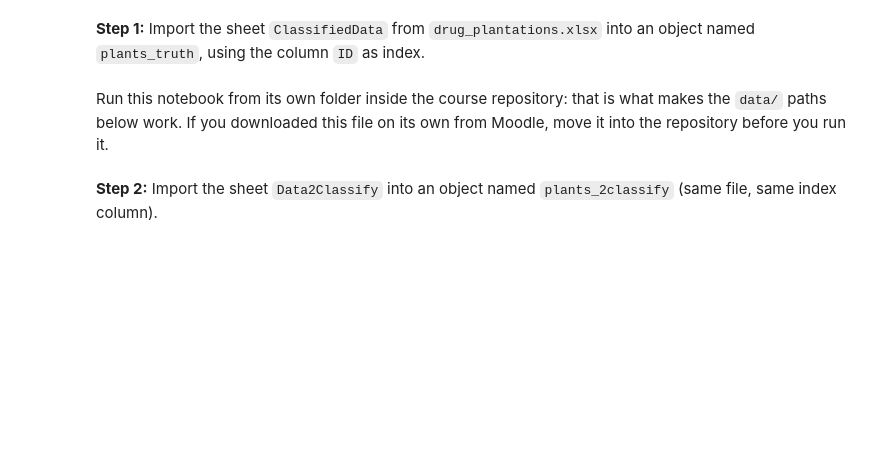
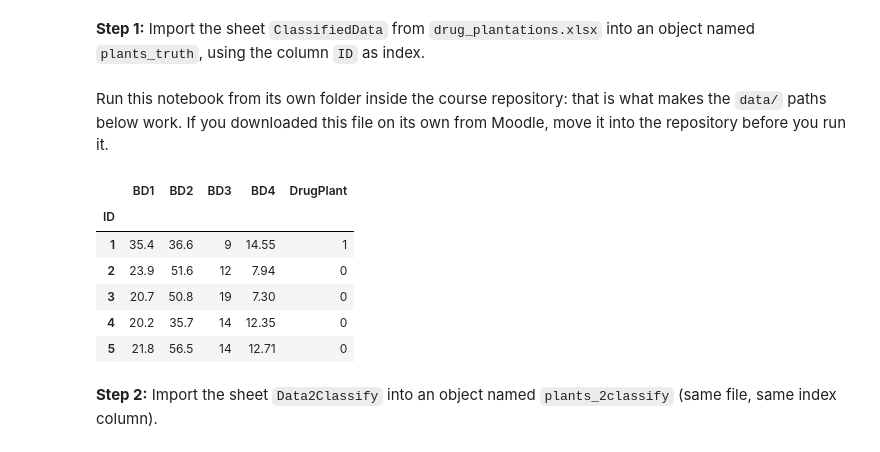
Before and after one commit to goncasfausto04/ML_DSAA_Practicals, a Jupyter notebook: notebooks/week_02/week_02_ml_pipeline.ipynb, the cells around one changed output. Drawn from its saved outputs; the diff is of its cells as text; code cells hidden in the pictures; blank space fills up the shorter version.

```diff
--- a/notebooks/week_02/week_02_ml_pipeline.ipynb
+++ b/notebooks/week_02/week_02_ml_pipeline.ipynb
@@ -92,15 +92,17 @@ downloaded this file on its own from Moodle, move it into the repository before
 you run it.
 # %%
 # 1. read the workbook named in the step above: it sits in ../../data/raw/
-plants_truth = pd.read_excel(
-    ...,  # <-- CODE HERE
-    # 2. the workbook holds more than one sheet, so name the one that
-    #    carries the already-classified plantations
-    sheet_name=...,  # <-- CODE HERE
-    # 3. ID identifies a plantation, it is not a measurement: make it the
-    #    index so it is not carried along as a feature
-    index_col=...,  # <-- CODE HERE
-)
+
+PLANTS = "../../data/raw/drug_plantations.xlsx"
+plants_truth = pd.read_excel(PLANTS, sheet_name="ClassifiedData", index_col="ID")
+# %% [output]
+|  | BD1 | BD2 | BD3 | BD4 | DrugPlant |
+| ID |  |  |  |  |  |
+| 1 | 35.4 | 36.6 | 9 | 14.55 | 1 |
+| 2 | 23.9 | 51.6 | 12 | 7.94 | 0 |
+| 3 | 20.7 | 50.8 | 19 | 7.30 | 0 |
+| 4 | 20.2 | 35.7 | 14 | 12.35 | 0 |
+| 5 | 21.8 | 56.5 | 14 | 12.71 | 0 |
 # %% [markdown]
 __Step 2:__ Import the sheet `Data2Classify` into an object named
 `plants_2classify` (same file, same index column).
```
Also changed, not shown: parts of 16 cells of this notebook.
